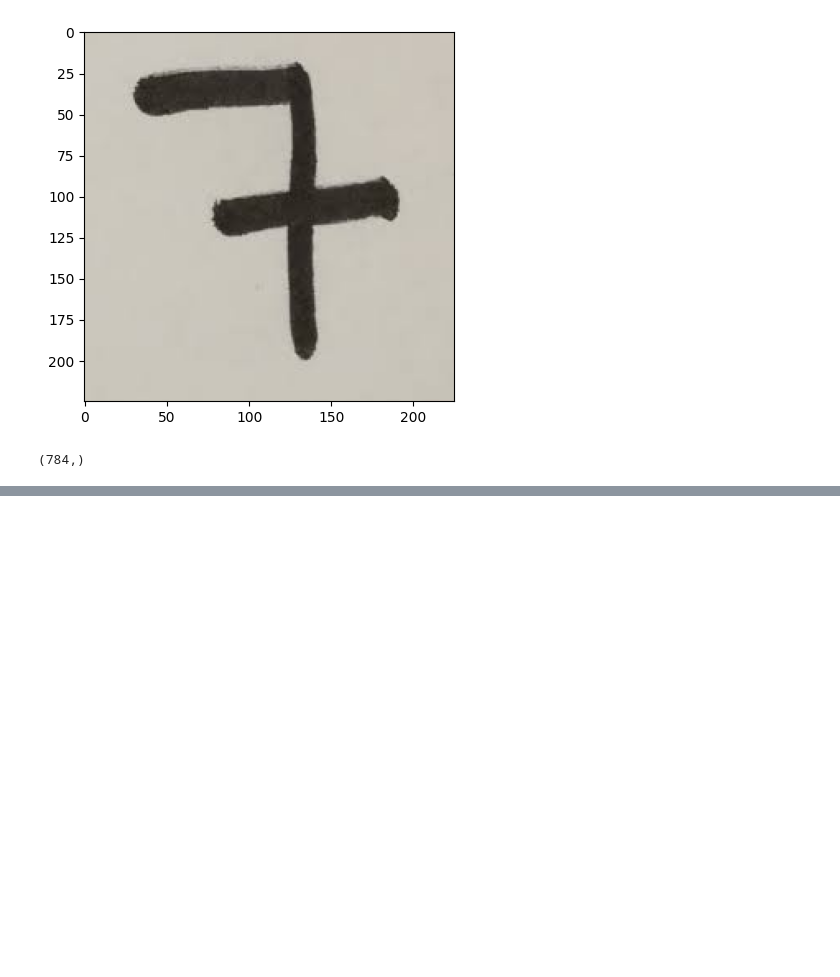
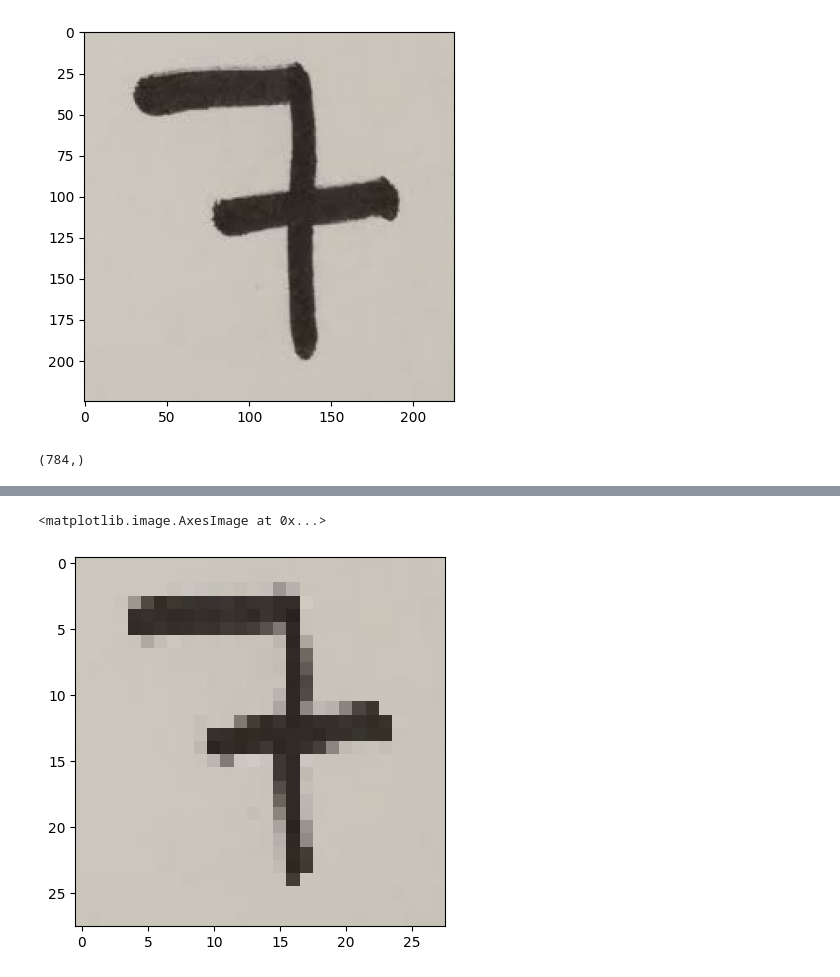
Before and after one commit to Abhishek-03113/Handwritten-Digit-Recognition, a Jupyter notebook: MSINT.ipynb, the cells around one changed output, grey strips where cells are left out. Drawn from its saved outputs; the diff is of its cells as text; code cells hidden in the pictures; blank space fills up the shorter version.

```diff
--- a/MSINT.ipynb
+++ b/MSINT.ipynb
@@ -179,0 +206,5 @@ ValueError: in user code:
+# %%
+plt.imshow(img)
+# %% [output]
+<matplotlib.image.AxesImage at 0x...>
+[figure, added]
```
Also changed, not shown: parts of 17 cells of this notebook.
